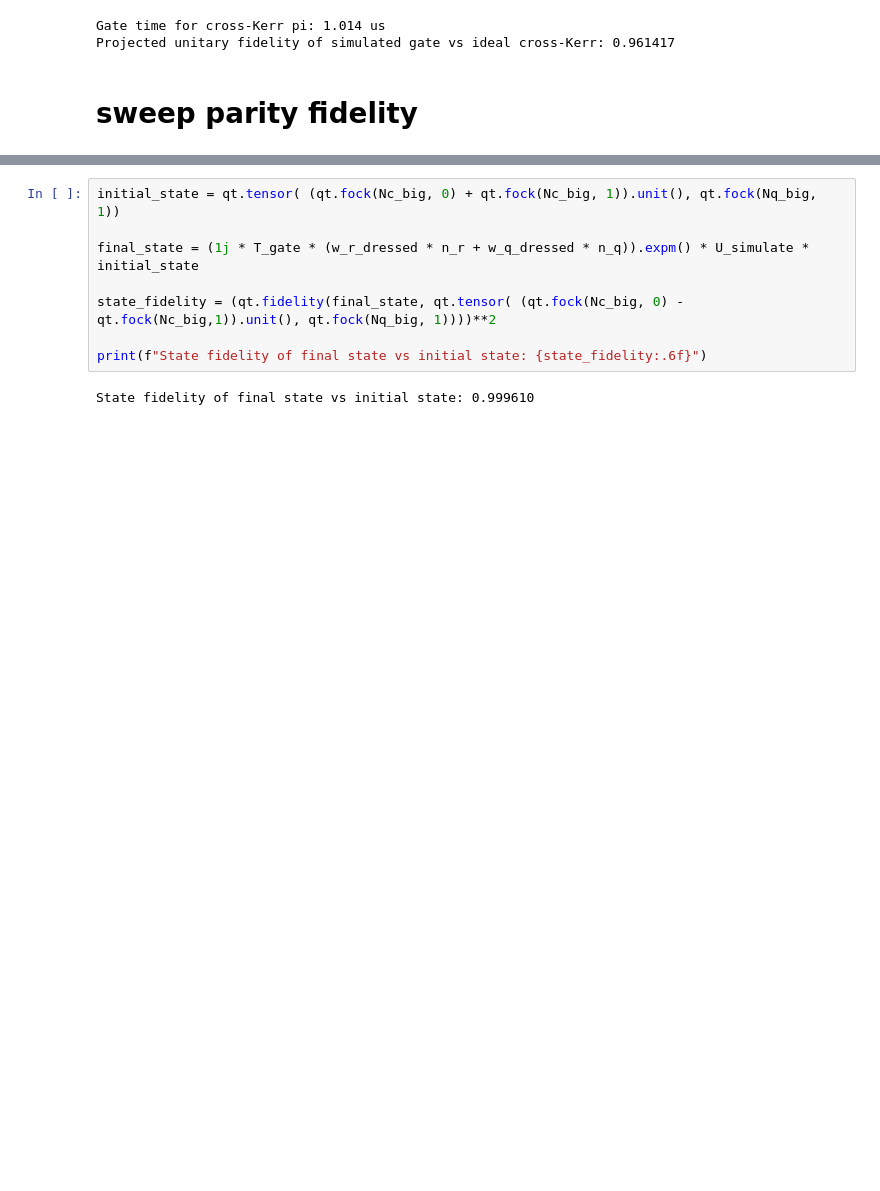
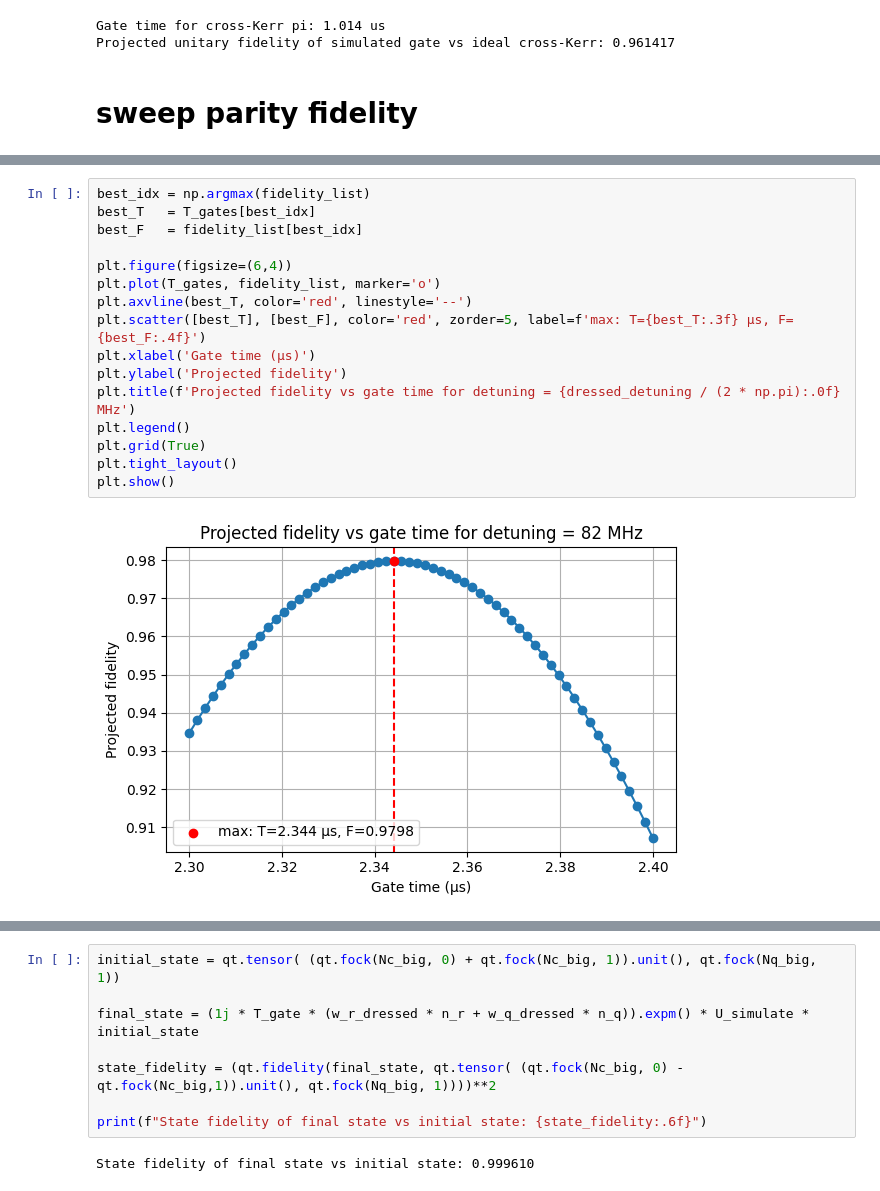
Before and after one commit to TunmayGerg/quantum-simulation-code, a Jupyter notebook: Optimal control/dchi_static.ipynb, the cells around one changed output, grey strips where cells are left out. Saved outputs shown, nothing was run; the diff lists cells and outputs as text; blank space fills up the shorter version.

```diff
--- a/Optimal control/dchi_static.ipynb
+++ b/Optimal control/dchi_static.ipynb
@@ -433,0 +439,18 @@ Projected unitary fidelity of simulated gate vs ideal cross-Kerr: 0.998417
+# %%
+best_idx = np.argmax(fidelity_list)
+best_T   = T_gates[best_idx]
+best_F   = fidelity_list[best_idx]
+
+plt.figure(figsize=(6,4))
+plt.plot(T_gates, fidelity_list, marker='o')
+plt.axvline(best_T, color='red', linestyle='--')
+plt.scatter([best_T], [best_F], color='red', zorder=5, label=f'max: T={best_T:.3f} μs, F={best_F:.4f}')
+plt.xlabel('Gate time (μs)')
+plt.ylabel('Projected fidelity')
+plt.title(f'Projected fidelity vs gate time for detuning = {dressed_detuning / (2 * np.pi):.0f} MHz')
+plt.legend()
+plt.grid(True)
+plt.tight_layout()
+plt.show()
+# %% [output]
+[figure, added]
```
Also changed, not shown: parts of 8 cells of this notebook, 1 other file.
